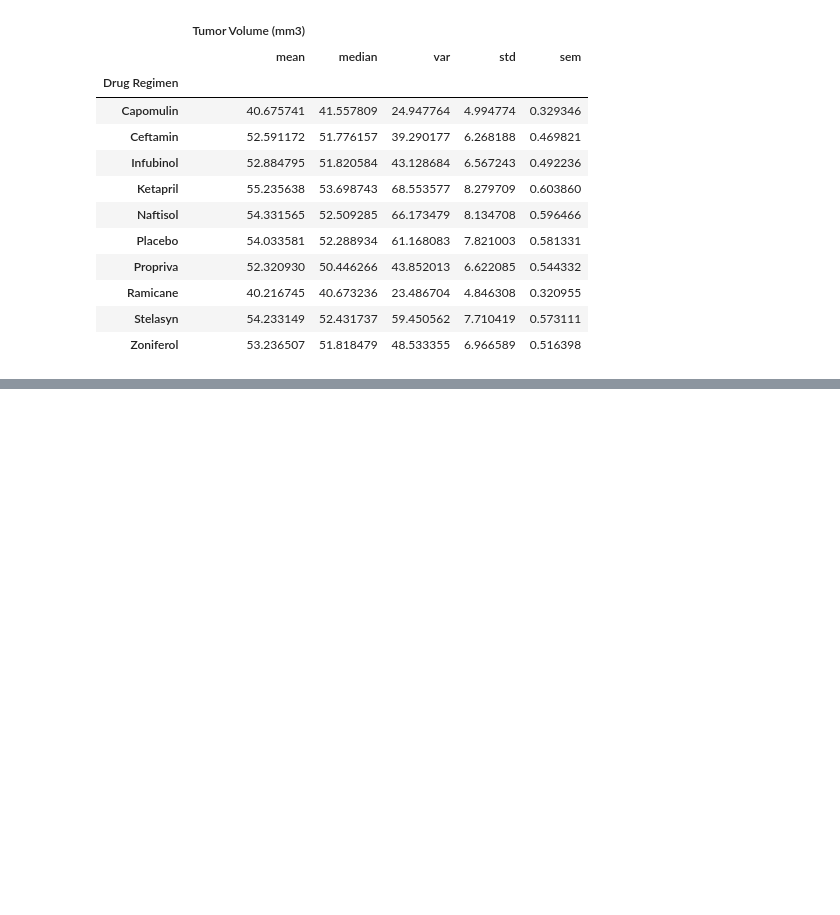
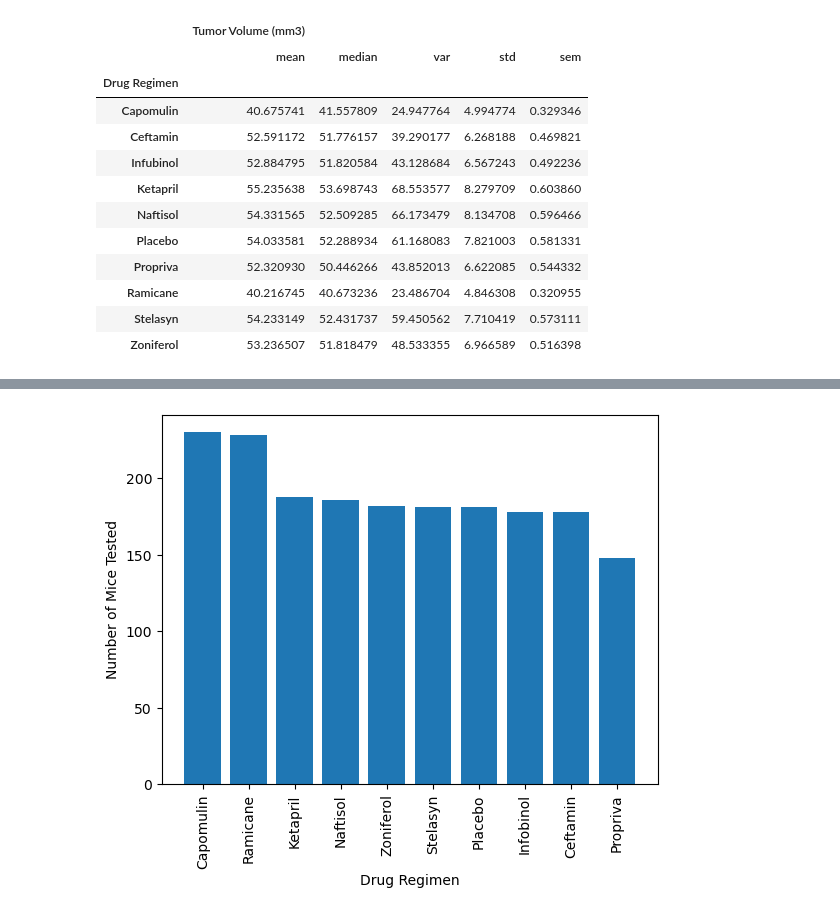
Before and after one commit to eestevekpmp/module-5-challenge, a Jupyter notebook: Pymaceuticals/mainPyma.ipynb, the cells around one changed output, grey strips where cells are left out. Cells and saved outputs as stored; diff of their text form; code cells hidden in the pictures; blank space fills up the shorter version.

```diff
--- a/Pymaceuticals/mainPyma.ipynb
+++ b/Pymaceuticals/mainPyma.ipynb
@@ -169,0 +205,13 @@ summary_statistics_df
+# %%
+# Generate a bar plot showing the total number of timepoints for all mice tested for each drug regimen using pyplot.
+
+xAxis = np.arange(len(mouse_ID_count))
+tick_locations = [value for value in xAxis]
+plt.bar(xAxis, mouse_ID_count)
+plt.xticks(tick_locations,['Capomulin', 'Ramicane', 'Ketapril', 'Naftisol', 'Zoniferol', 'Stelasyn', 'Placebo', 'Infobinol', 'Ceftamin', 'Propriva'])
+plt.xticks(rotation='vertical')
+plt.xlabel("Drug Regimen")
+plt.ylabel("Number of Mice Tested")
+plt.show()
+# %% [output]
+[figure, added]
```
Also changed, not shown: parts of 5 cells of this notebook.
